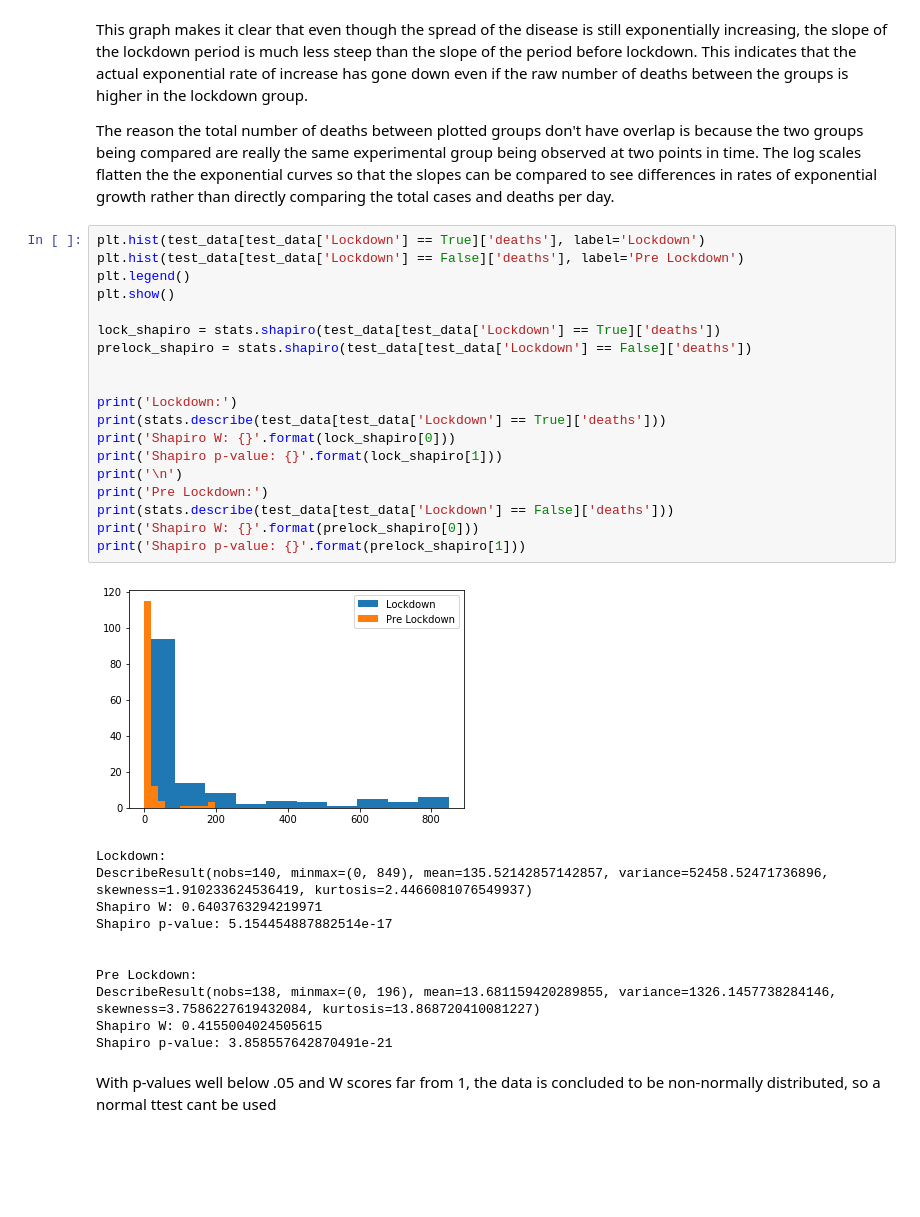
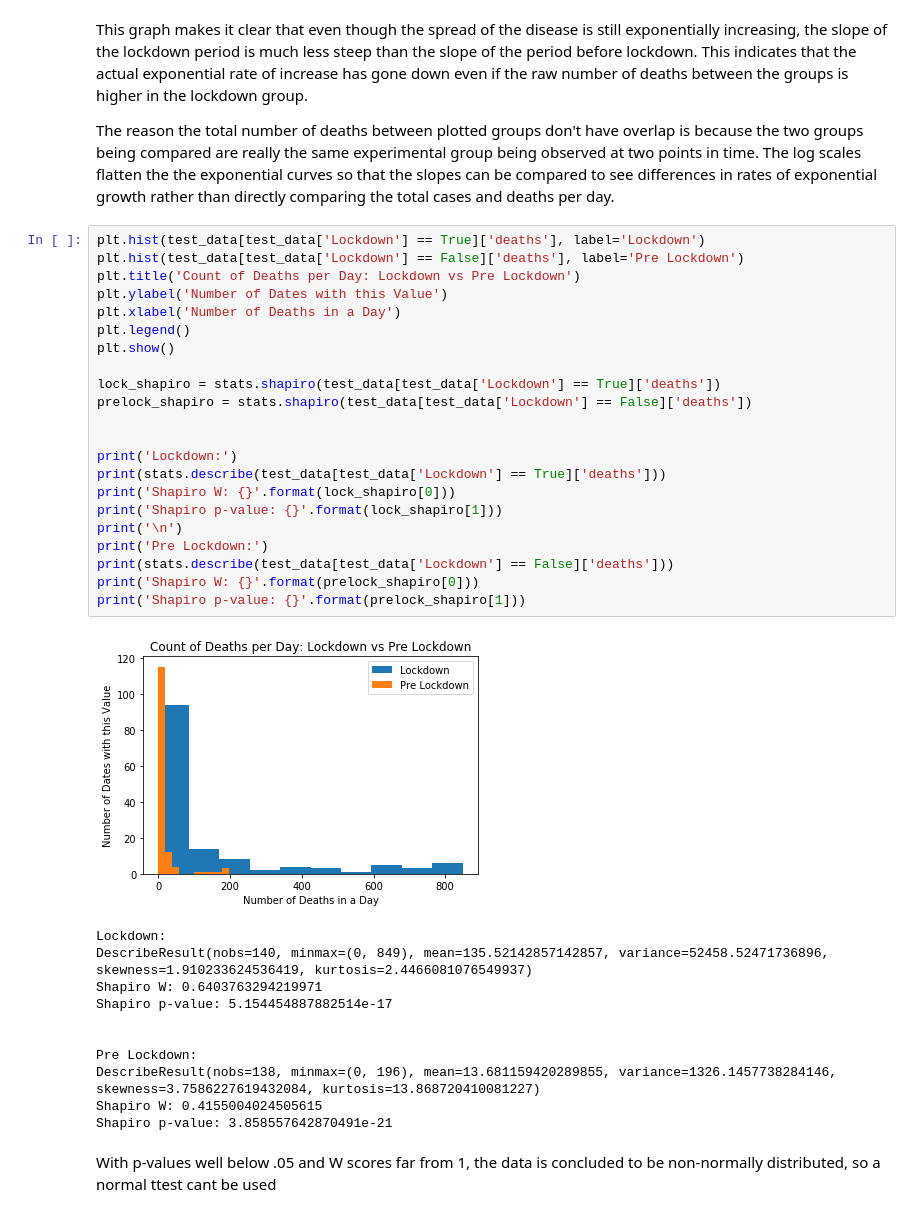
Before and after one commit to RPerron91/Lockdown-Efficacy, a Jupyter notebook: capstone1_notebook.ipynb, the cells around one changed output. Drawn from its saved outputs; the diff is of its cells as text; blank space fills up the shorter version.

Commit message:
Changes to powerpoint for clarity, change to graph in notebook

```diff
--- a/capstone1_notebook.ipynb
+++ b/capstone1_notebook.ipynb
@@ -448,24 +448,27 @@ The reason the total number of deaths between plotted groups don't have overlap
 # %%
 plt.hist(test_data[test_data['Lockdown'] == True]['deaths'], label='Lockdown')
 plt.hist(test_data[test_data['Lockdown'] == False]['deaths'], label='Pre Lockdown')
+plt.title('Count of Deaths per Day: Lockdown vs Pre Lockdown')
+plt.ylabel('Number of Dates with this Value')
+plt.xlabel('Number of Deaths in a Day')
 plt.legend()
 plt.show()
 
 lock_shapiro = stats.shapiro(test_data[test_data['Lockdown'] == True]['deaths'])
 prelock_shapiro = stats.shapiro(test_data[test_data['Lockdown'] == False]['deaths'])
 
 
 print('Lockdown:')
 print(stats.describe(test_data[test_data['Lockdown'] == True]['deaths']))
 print('Shapiro W: {}'.format(lock_shapiro[0]))
 print('Shapiro p-value: {}'.format(lock_shapiro[1]))
 print('\n')
 print('Pre Lockdown:')
 print(stats.describe(test_data[test_data['Lockdown'] == False]['deaths']))
 print('Shapiro W: {}'.format(prelock_shapiro[0]))
 print('Shapiro p-value: {}'.format(prelock_shapiro[1]))
 # %% [output]
-[figure, old version]
+[figure, new version]
 Lockdown:
 DescribeResult(nobs=140, minmax=(0, 849), mean=135.52142857142857, variance=52458.52471736896, skewness=1.910233624536419, kurtosis=2.4466081076549937)
 Shapiro W: 0.6403763294219971
```
Also changed, not shown: 1 other file.
